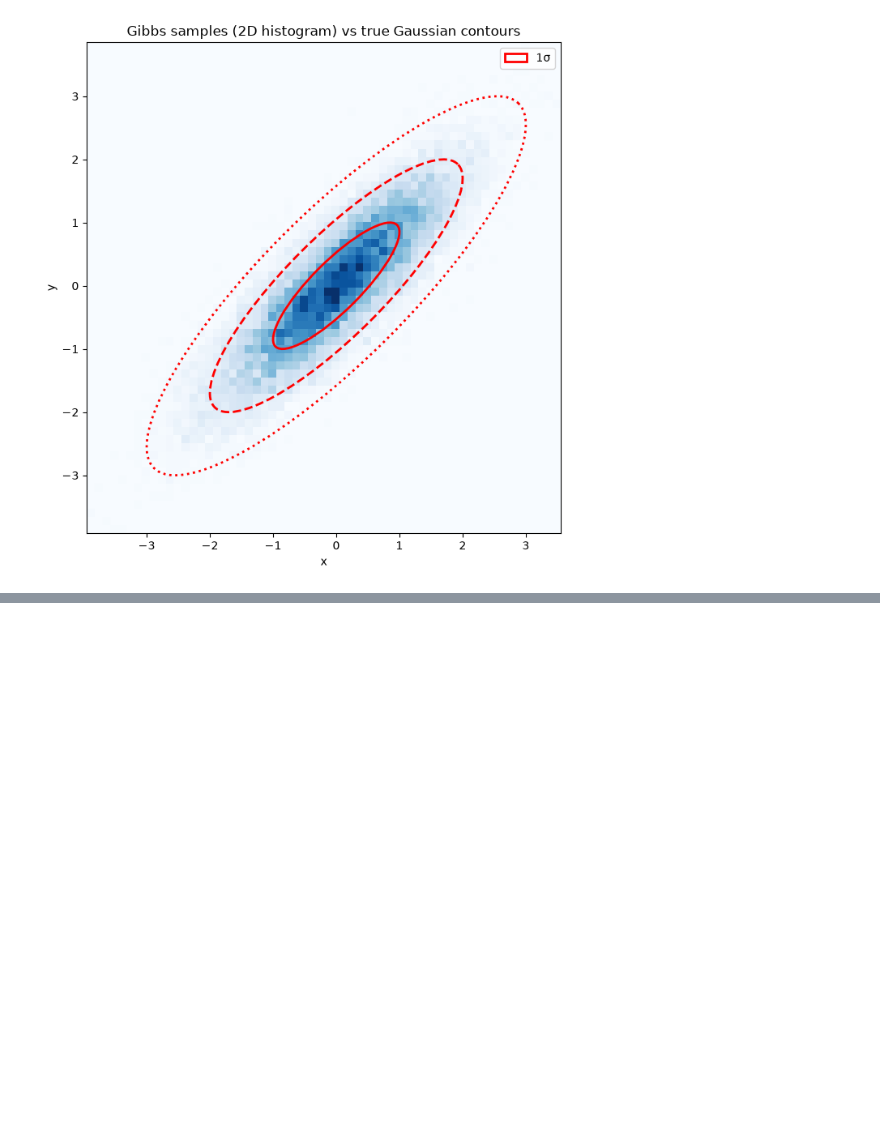
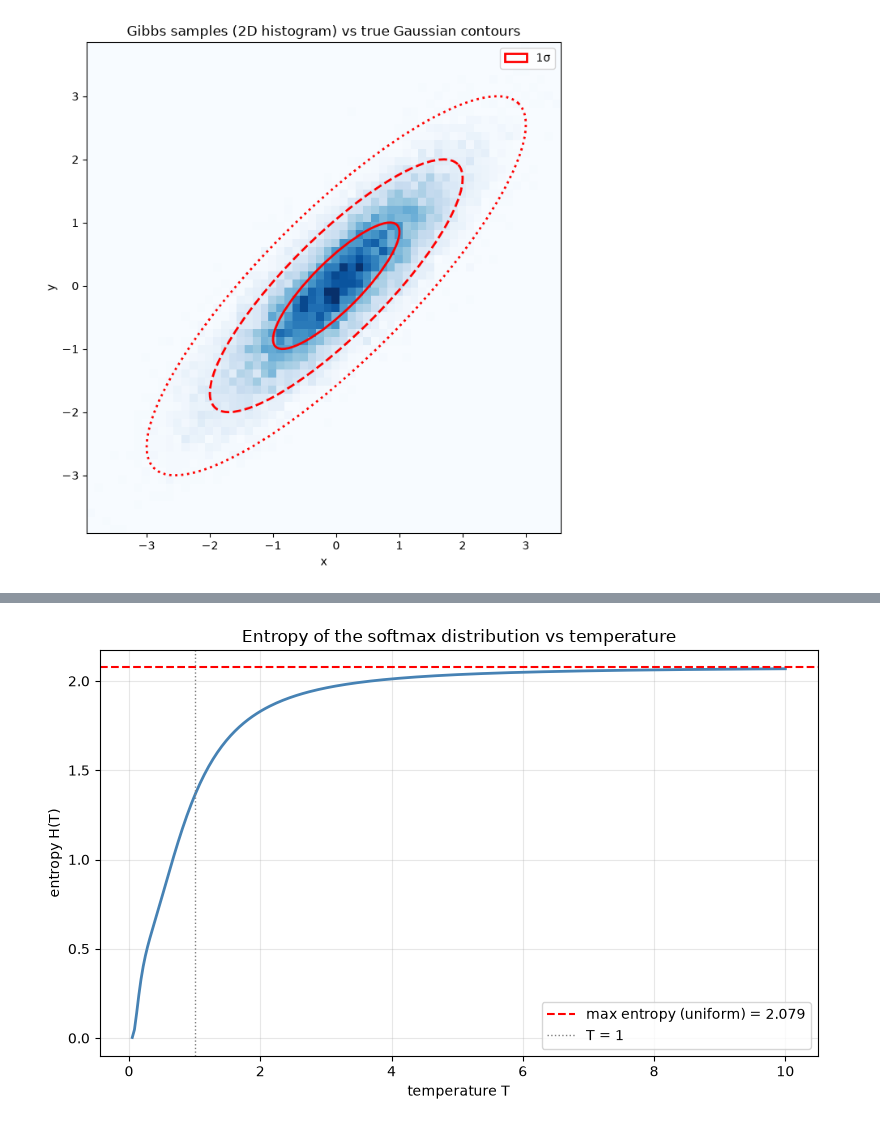
Before and after one commit to Saransh-Basu-01/AI_Engineering, a Jupyter notebook: Math_Fundamentals/Sampling_Methods/sampling.ipynb, the cells around one changed output, grey strips where cells are left out. Drawn from its saved outputs; the diff is of its cells as text; code cells hidden in the pictures; blank space fills up the shorter version.

```diff
--- a/Math_Fundamentals/Sampling_Methods/sampling.ipynb
+++ b/Math_Fundamentals/Sampling_Methods/sampling.ipynb
@@ -562,0 +635,21 @@ plt.show()
+# %%
+def entropy(probs):
+    return -sum(p * math.log(p) for p in probs if p > 0)
+
+Ts = np.linspace(0.05, 10.0, 300)
+H_vals = [entropy(softmax([z / T for z in logits])) for T in Ts]
+H_max  = math.log(len(logits))   # entropy of uniform
+
+fig, ax = plt.subplots(figsize=(8, 5))
+ax.plot(Ts, H_vals, lw=2, color='steelblue')
+ax.axhline(H_max, color='red', ls='--', lw=1.5,
+           label=f'max entropy (uniform) = {H_max:.3f}')
+ax.axvline(1.0, color='gray', ls=':', lw=1, label='T = 1')
+ax.set_xlabel('temperature T')
+ax.set_ylabel('entropy H(T)')
+ax.set_title('Entropy of the softmax distribution vs temperature')
+ax.legend(); ax.grid(alpha=0.3)
+plt.tight_layout()
+plt.show()
+# %% [output]
+[figure, added]
```
Also changed, not shown: parts of 8 cells of this notebook.
